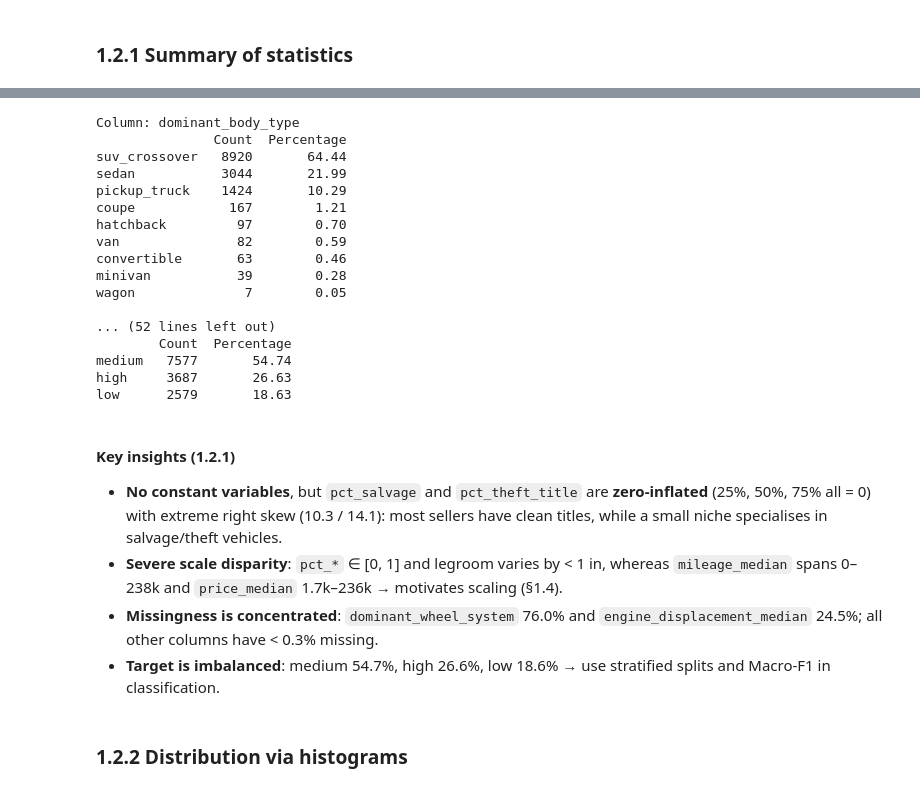
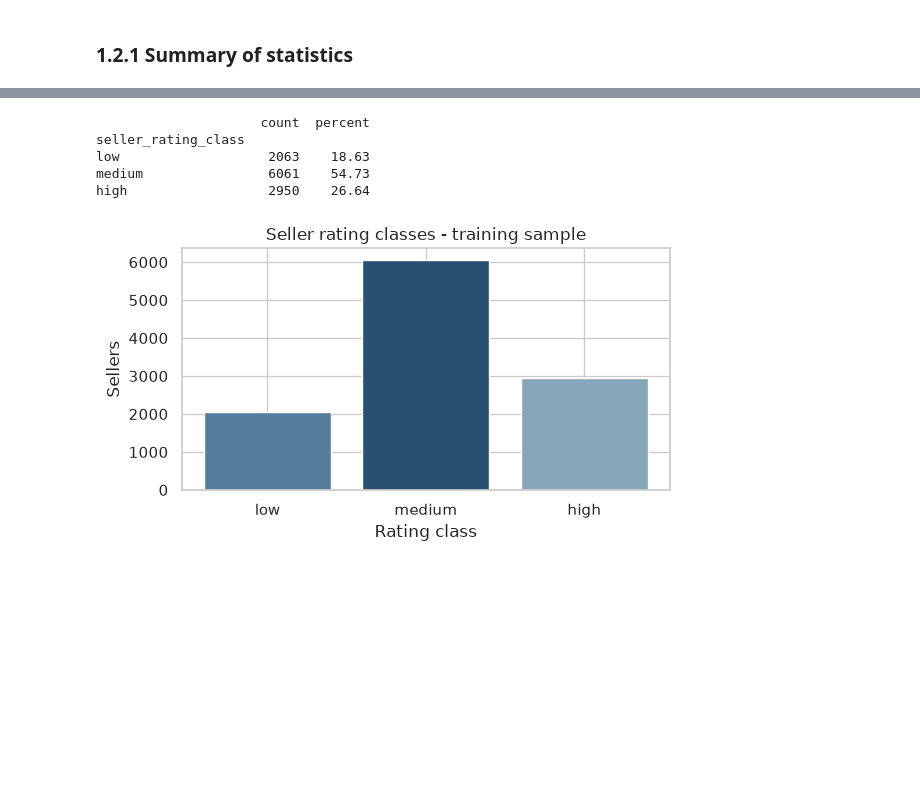
Before and after one commit to iqbalzain99/data-mining_unipi_1_2026, a Jupyter notebook: project/merged_1_2_distribution.ipynb, the cells around one changed output, grey strips where cells are left out. Drawn from its saved outputs; the diff is of its cells as text; code cells hidden in the pictures; blank space fills up the shorter version.

```diff
--- a/project/merged_1_2_distribution.ipynb
+++ b/project/merged_1_2_distribution.ipynb
@@ -54,46 +63,17 @@ stats_df.round(2)
 # %%
-# Categorical summary (missing values shown explicitly)
-def print_column_with_percentage(df, column_name):
-    counts = df[column_name].value_counts(dropna=False)
-    counts.index = [('missing' if pd.isna(i) else i) for i in counts.index]
-    percentages = (counts / counts.sum() * 100).round(2)
-    result = (pd.DataFrame({'Count': counts, 'Percentage': percentages})
-              .sort_values(by='Count', ascending=False))
-    print(result)
+target_summary = train_df[TARGET].value_counts().reindex(RATING_ORDER).to_frame('count')
+target_summary['percent'] = (target_summary['count'] / len(train_df) * 100).round(2)
+print(target_summary.round(2))
 
-for col in df.select_dtypes(include='str').columns:
-    print(f'Column: {col}')
-    print_column_with_percentage(df, col)
-    print()
+fig, ax = plt.subplots(figsize=(6, 3.5))
+ax.bar(target_summary.index, target_summary['count'], color=['#567c9e', '#294f70', '#86a6b8'])
+ax.set(title='Seller rating classes - training sample', xlabel='Rating class', ylabel='Sellers')
+fig.tight_layout()
+plt.show()
 # %% [output]
-Column: dominant_body_type
-               Count  Percentage
-suv_crossover   8920       64.44
-sedan           3044       21.99
-pickup_truck    1424       10.29
-coupe            167        1.21
-hatchback         97        0.70
-van               82        0.59
-convertible       63        0.46
-minivan           39        0.28
-wagon              7        0.05
-
-... (52 lines left out)
-        Count  Percentage
-medium   7577       54.74
-high     3687       26.63
-low      2579       18.63
+                     count  percent
+seller_rating_class
+low                   2063    18.63
+medium                6061    54.73
+high                  2950    26.64
+[figure, added]
-# %% [markdown]
-#### Key insights (1.2.1)
-
-- **No constant variables**, but `pct_salvage` and `pct_theft_title` are **zero-inflated**
-  (25%, 50%, 75% all = 0) with extreme right skew (10.3 / 14.1): most sellers have clean
-  titles, while a small niche specialises in salvage/theft vehicles.
-- **Severe scale disparity**: `pct_*` ∈ [0, 1] and legroom varies by < 1 in, whereas
-  `mileage_median` spans 0–238k and `price_median` 1.7k–236k → motivates scaling (§1.4).
-- **Missingness is concentrated**: `dominant_wheel_system` 76.0% and
-  `engine_displacement_median` 24.5%; all other columns have < 0.3% missing.
-- **Target is imbalanced**: medium 54.7%, high 26.6%, low 18.6% → use stratified splits
-  and Macro-F1 in classification.
-# %% [markdown]
-### 1.2.2 Distribution via histograms
```
Also changed, not shown: parts of 26 cells of this notebook.
